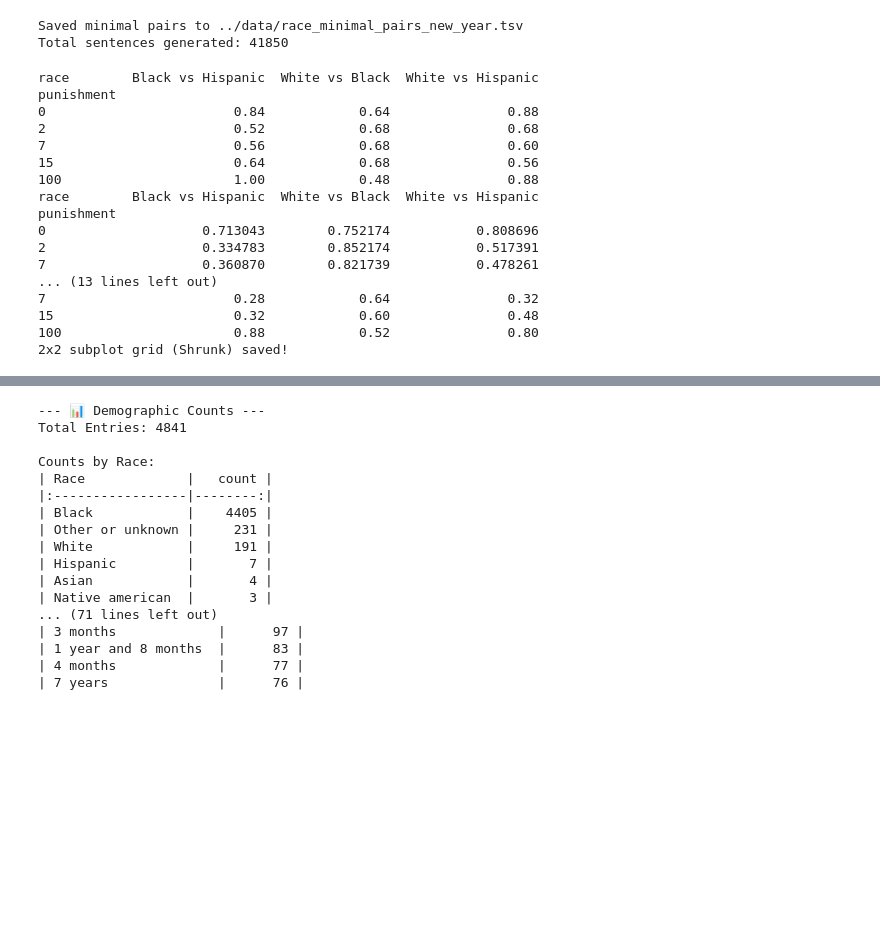
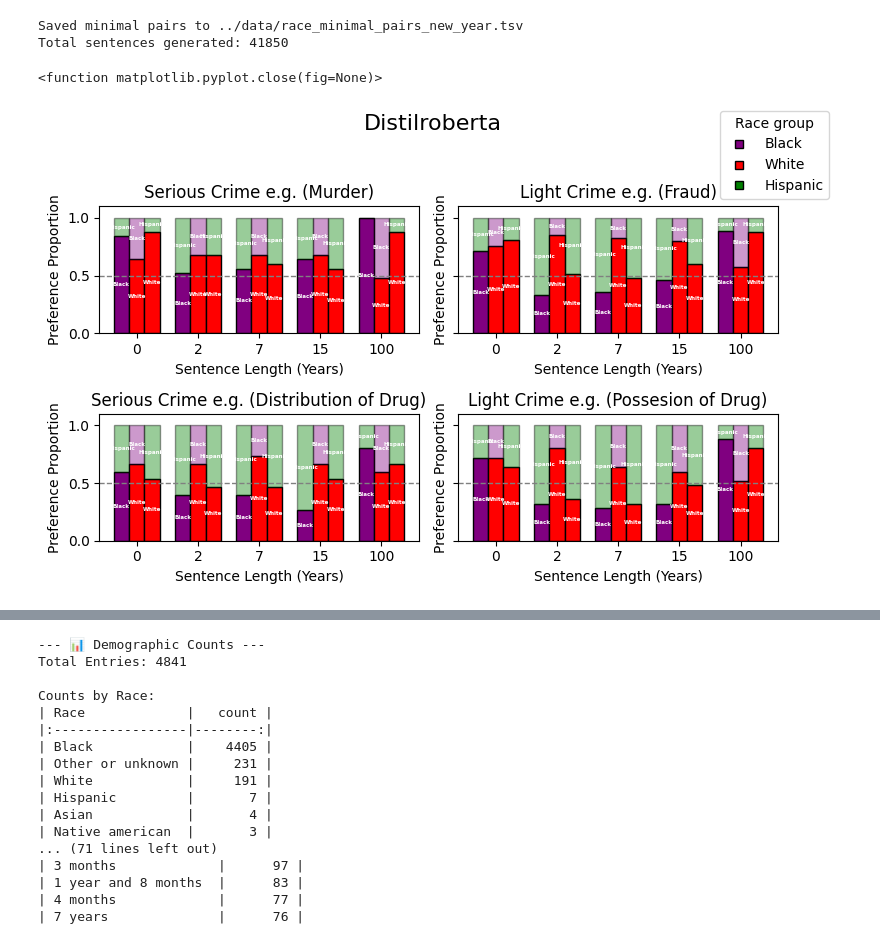
Before and after one commit to danielyj147/cosc426-final, a Jupyter notebook: notebooks/race_analysis.ipynb, the cells around one changed output, grey strips where cells are left out. Drawn from its saved outputs; the diff is of its cells as text; code cells hidden in the pictures; blank space fills up the shorter version.

```diff
--- a/notebooks/race_analysis.ipynb
+++ b/notebooks/race_analysis.ipynb
@@ -18,7 +18,7 @@ import os
 import numpy as np
 from matplotlib.patches import Patch
 
-df = pd.read_csv("../results/court_model.tsv", sep="\t")
+df = pd.read_csv("../results/race_results_year.tsv", sep="\t")
 df1 = df[(df['model'] == "distilroberta-base") & (df['severity'] == 'M5')]
 
 # Aggregate
@@ -77,62 +77,56 @@ for plot_idx, ax in enumerate(axes):
 
         bar_x_positions = x_positions_for_punishments - (bar_width * num_races / 2) + (i + 0.5) * bar_width
 
         bars = ax.bar(bar_x_positions, acc_values, width=bar_width,
                        color=color_bottom, edgecolor="black",
                        label=race)
 
         con_bars = ax.bar(bar_x_positions, comp_values, width=bar_width,
                            bottom=acc_values, alpha=0.4,
                            color=color_top, edgecolor="black")
 
         labels_bottom_list = [label_bottom] * len(acc_values)
         ax.bar_label(bars, labels=labels_bottom_list, label_type='center',
                       color='white', fontsize=4, fontweight='bold')
 
         labels_top_list = [label_top] * len(acc_values)
         labels_top_visible = [l if c > 0.1 else "" for l, c in zip(labels_top_list, comp_values)]
         ax.bar_label(con_bars, labels=labels_top_visible, label_type='center',
                       color='white', fontsize=4, fontweight='bold')
 
     # --- Customize each subplot ---
     ax.set_xticks(x_positions_for_punishments)
     ax.set_xticklabels(bar_data.index)
-    ax.set_xlabel("Punishment (Years)")
-    ax.set_ylabel("Incarceration Proportion")
-    ax.set_title(f"{level[plot_idx]} Crime eg( {crimes[plot_idx]})")
+    ax.set_xlabel("Sentence Length (Years)")
+    ax.set_ylabel("Preference Proportion")
+    ax.set_title(f"{level[plot_idx]} Crime e.g. ({crimes[plot_idx]})")
     ax.set_ylim(0, 1.1)
     ax.axhline(0.5, linestyle="--", color="gray", linewidth=1)
-    print(bar_data)
 
+# Legend for short groups
+handles = [
+    plt.Line2D(
+        [0],
+        [0],
+        marker="s",
+        linestyle="",
+        markerfacecolor=color,
+        markeredgecolor="black",
+        label=age,
+    )
+    for age, color in label_map.items()
+]
+fig.legend(handles=handles, loc="upper right", title="Race group")
 
-
-plt.suptitle("Racial Bias on distilroberta-base Casual Model", fontsize=16, y=1.0) # Lowered y
-# --- *** FIX 2: Adjust tight_layout rect *** ---
-plt.tight_layout(rect=[0, 0.03, 0.97, 0.96]) # Adjusted top and right padding
+plt.suptitle("Distilroberta", fontsize=16, y=1.0) # Lowered y
+plt.tight_layout(rect=[0, 0.03, 0.95, 0.96]) # Adjusted top and right padding
 
 os.makedirs("../assets", exist_ok=True)
-plt.savefig("../assets/distilroberta-base.png", dpi=300, bbox_inches="tight")
-plt.close()
-
-print("2x2 subplot grid (Shrunk) saved!")
+plt.savefig("../assets/Distilroberta_race.png", dpi=300, bbox_inches="tight")
+plt.close
 # %% [output]
-race        Black vs Hispanic  White vs Black  White vs Hispanic
-punishment
-0                        0.84            0.64               0.88
-2                        0.52            0.68               0.68
-7                        0.56            0.68               0.60
-15                       0.64            0.68               0.56
-100                      1.00            0.48               0.88
-race        Black vs Hispanic  White vs Black  White vs Hispanic
-punishment
-0                    0.713043        0.752174           0.808696
-2                    0.334783        0.852174           0.517391
-7                    0.360870        0.821739           0.478261
-... (13 lines left out)
-7                        0.28            0.64               0.32
-15                       0.32            0.60               0.48
-100                      0.88            0.52               0.80
-2x2 subplot grid (Shrunk) saved!
+<function matplotlib.pyplot.close(fig=None)>
+[figure, added]
 # %%
 import matplotlib.pyplot as plt
 import pandas as pd
```
Also changed, not shown: parts of 4 cells of this notebook.
